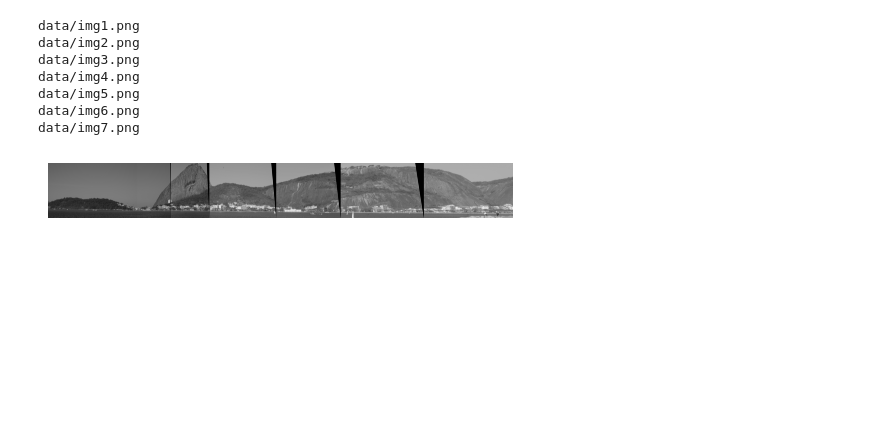
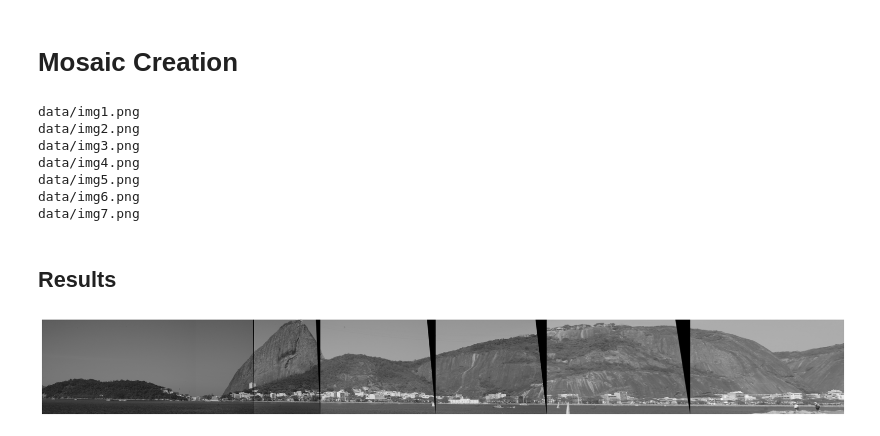
Before and after one commit to Malk97sc/Computer_Vision_Research, a Jupyter notebook: Images_Course/Workshops/Mosaic/test_panorama.ipynb, the cells around one changed output. Cells and saved outputs as stored; diff of their text form; code cells hidden in the pictures; blank space fills up the shorter version.

Commit message:
Mosaic Notebook Update

```diff
--- a/Images_Course/Workshops/Mosaic/test_panorama.ipynb
+++ b/Images_Course/Workshops/Mosaic/test_panorama.ipynb
@@ -1,3 +1,5 @@
+# %% [markdown]
+# Mosaic Creation
 # %%
 from panoramaSt import Mosaic
 from Plot import plot_img
@@ -18,10 +20,12 @@ data/img4.png
 data/img5.png
 data/img6.png
 data/img7.png
+# %% [markdown]
+## Results
 # %%
 mosaic = Mosaic(image_list)
 panorama = mosaic.create_mosaic()
-
-plot_img(panorama)
-# %% [output]
-[figure, removed]
+# %%
+plot_img(panorama, size=(26, 12))
+# %% [output]
+[figure, added]
```
